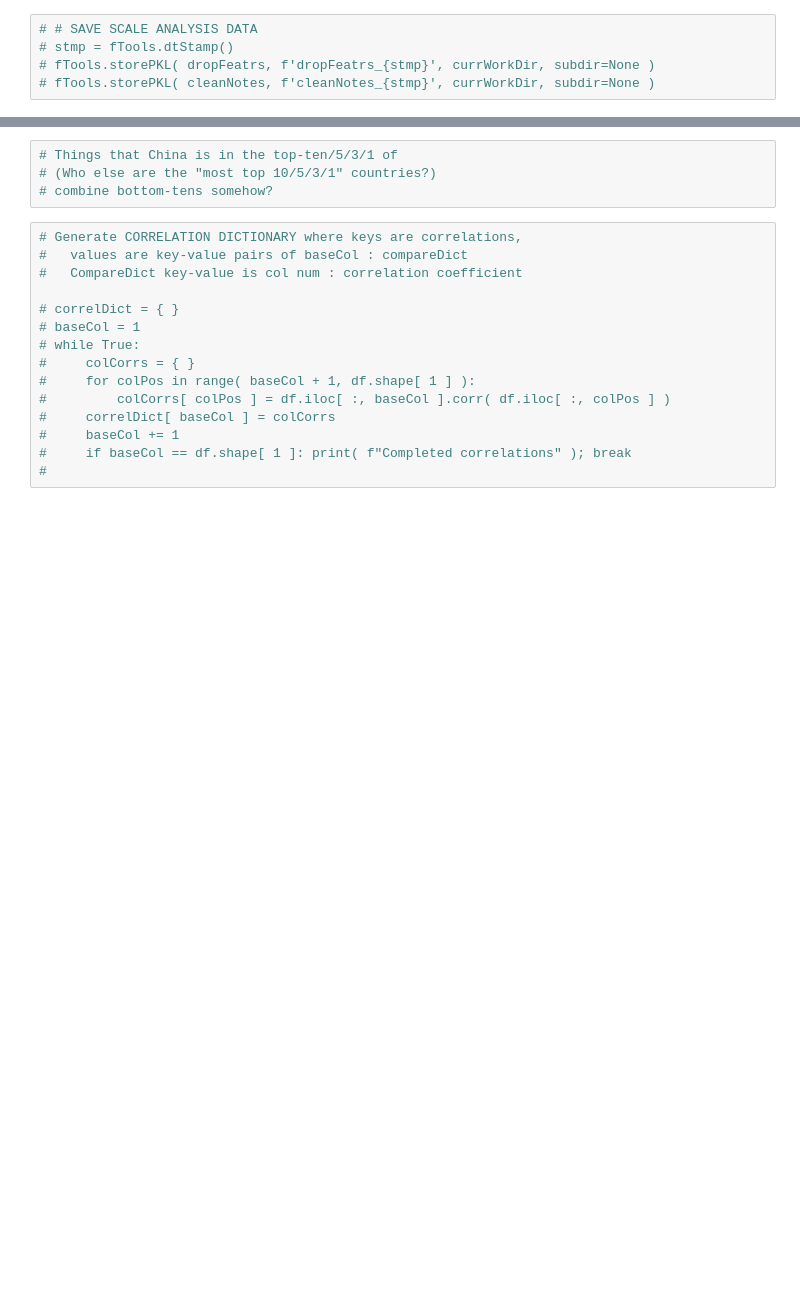
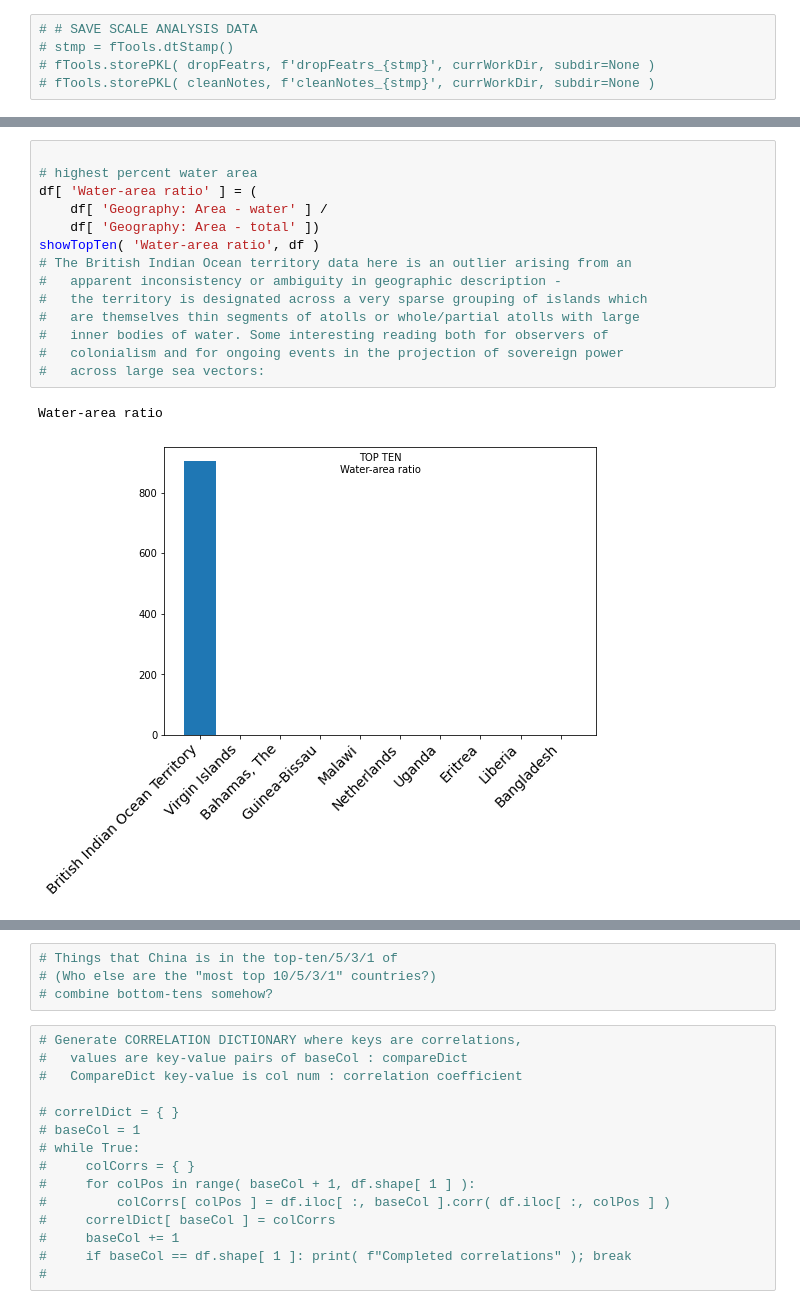
Before and after one commit to romstroller/ciaFactbook, a Jupyter notebook: ciaFBtest.ipynb, the cells around one changed output, grey strips where cells are left out. Cells and saved outputs as stored; diff of their text form; blank space fills up the shorter version.

```diff
--- a/ciaFBtest.ipynb
+++ b/ciaFBtest.ipynb
@@ -598,0 +456,17 @@ People and Society: Median age - total
+# %%
+
+# highest percent water area
+df[ 'Water-area ratio' ] = (
+    df[ 'Geography: Area - water' ] /
+    df[ 'Geography: Area - total' ])
+showTopTen( 'Water-area ratio', df )
+# The British Indian Ocean territory data here is an outlier arising from an
+#   apparent inconsistency or ambiguity in geographic description -
+#   the territory is designated across a very sparse grouping of islands which
+#   are themselves thin segments of atolls or whole/partial atolls with large
+#   inner bodies of water. Some interesting reading both for observers of
+#   colonialism and for ongoing events in the projection of sovereign power
+#   across large sea vectors:
+# %% [output]
+Water-area ratio
+[figure, added]
```
Also changed, not shown: parts of 36 cells of this notebook.
